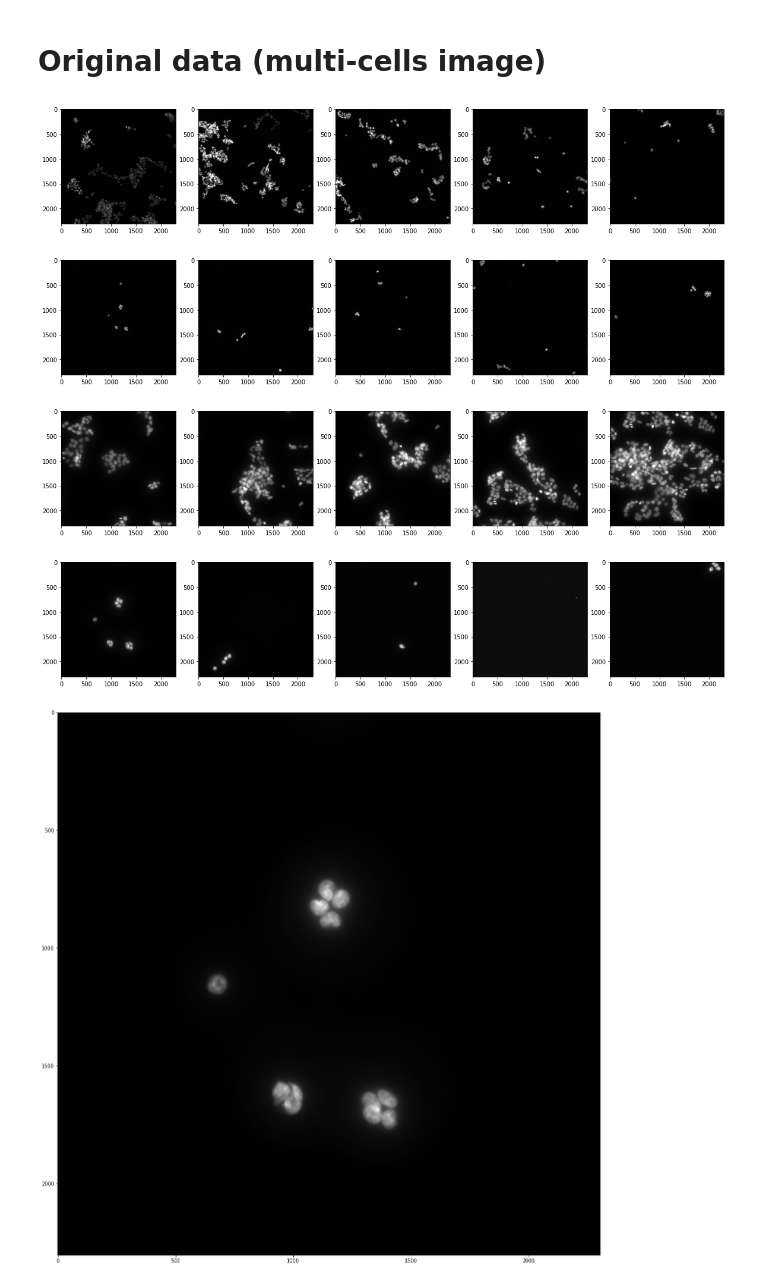
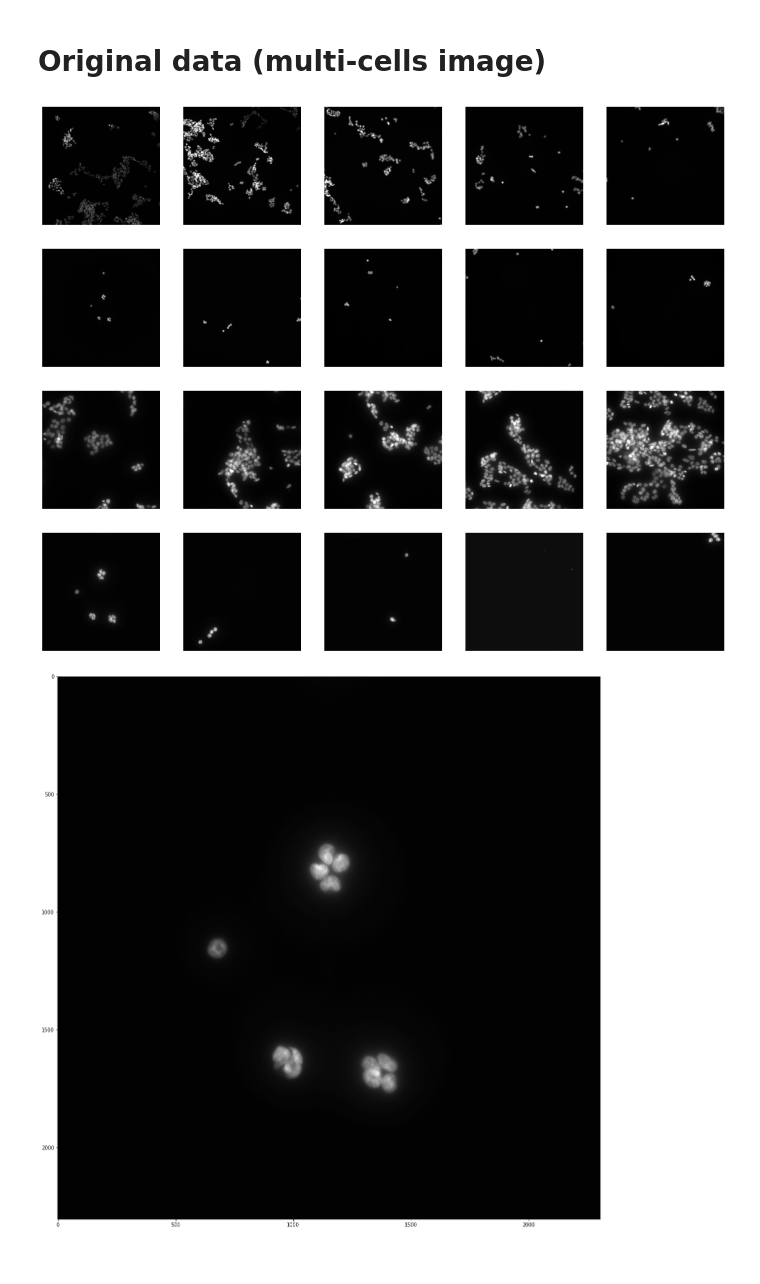
Before and after one commit to DDDog-WANG/NDAcquisition, a Jupyter notebook: DataConfirm.ipynb, the cells around one changed output. Drawn from its saved outputs; the diff is of its cells as text; code cells hidden in the pictures.

```diff
--- a/DataConfirm.ipynb
+++ b/DataConfirm.ipynb
@@ -16,22 +15,23 @@ CellSplit/   NDAcquisition-02Nami_x20/
 # Original data (multi-cells image)
 # %%
 # NDAcquisition-01/
-path = ["../Datasets/211202NDAcquisition/NDAcquisition-01x20/NDAcquisition-01_XY00",
+path = ["../Datasets/211202NDAcquisition/NDAcquisition-01/NDAcquisition-01_XY00",
 "../Datasets/211202NDAcquisition/NDAcquisition-02Nami_x20/NDAcquisition-02Nami_x20_XY00",
 "../Datasets/211202NDAcquisition/NDAcquisition-01x40/NDAcquisition-01x40_XY000",
 "../Datasets/211202NDAcquisition/NDAcquisition-02Nami_x40/NDAcquisition-02Nami_x40_XY00"]
 
 nval=4
 mval=5
 for n in range(1,nval+1):
     plt.figure(figsize=(20,20))
     for m in range(1,mval+1):
         img = cv2.imread(path[n-1]+str(m)+".ome.tif")
         img = img/np.amax(img)
         plt.subplot(n,mval,m)
+        plt.axis("off")
         plt.imshow(img)
 # %% [output]
-[figure, old version]
+[figure, new version]
-[figure, old version]
+[figure, new version]
-[figure, old version]
+[figure, new version]
-[figure, old version]
+[figure, new version]
```
Also changed, not shown: parts of 2 cells of this notebook, 4 other files.
